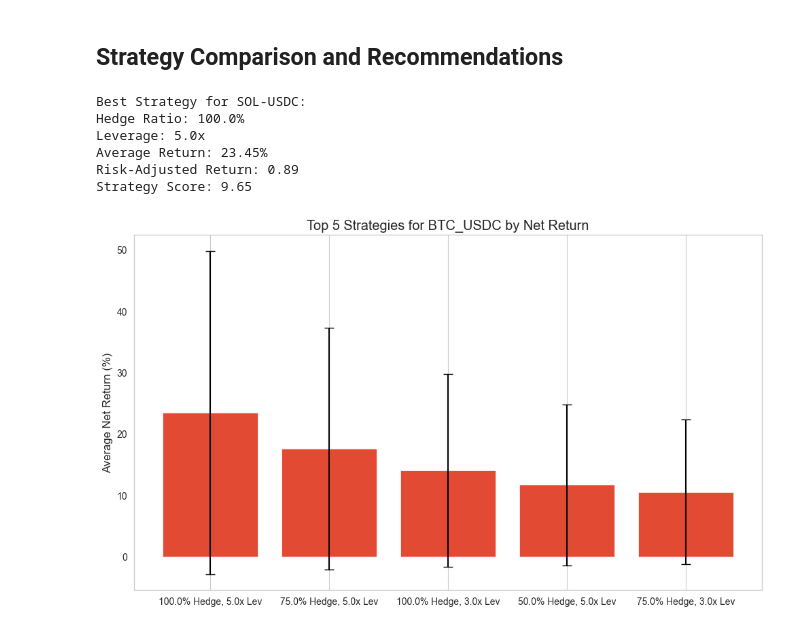
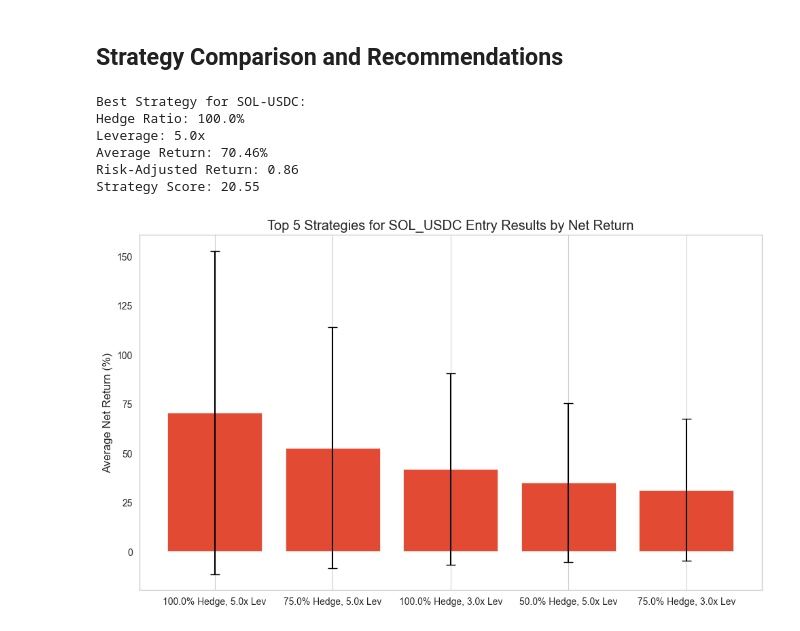
Before and after one commit to collinsyaotse/stablecoin-hedging, a Jupyter notebook: notebooks/lp_hedging_strategy.ipynb, the cells around one changed output. Drawn from its saved outputs; the diff is of its cells as text; code cells hidden in the pictures.

Commit message:
working changes on strategies

```diff
--- a/notebooks/lp_hedging_strategy.ipynb
+++ b/notebooks/lp_hedging_strategy.ipynb
@@ -471,43 +779,43 @@ def compare_strategies(results_df: pd.DataFrame) -> pd.DataFrame:
 
     # Sort by strategy score
     return strategy_comparison.sort_values('strategy_score', ascending=False)
-
-# Compare strategies for SOL-USDC
-sol_usdc_strategy_comparison = compare_strategies(sol_usdc_results)
-
-# Display strategy comparison
-sol_usdc_strategy_comparison[['hedge_ratio', 'leverage',
-                            'net_pnl_mean', 'net_pnl_std',
-                            'risk_adjusted_return', 'strategy_score']]
-
-# Identify the best strategies
-best_strategy = sol_usdc_strategy_comparison.iloc[0]
-print(f"\nBest Strategy for SOL-USDC:")
-print(f"Hedge Ratio: {best_strategy['hedge_ratio']*100}%")
-print(f"Leverage: {best_strategy['leverage']}x")
-print(f"Average Return: {best_strategy['net_pnl_mean']:.2f}%")
-print(f"Risk-Adjusted Return: {best_strategy['risk_adjusted_return']:.2f}")
-print(f"Strategy Score: {best_strategy['strategy_score']:.2f}")
-
-# Plot top strategies comparison
-top_strategies = sol_usdc_strategy_comparison.head(5)
-plt.figure(figsize=(10, 6))
-plt.bar(
-    [f"{r*100}% Hedge, {l}x Lev" for r, l in zip(top_strategies['hedge_ratio'], top_strategies['leverage'])],
-    top_strategies['net_pnl_mean'],
-    yerr=top_strategies['net_pnl_std'],
-    capsize=5
-)
-plt.title('Top 5 Strategies for BTC_USDC by Net Return')
-plt.ylabel('Average Net Return (%)')
-plt.grid(axis='y')
-plt.tight_layout()
-plt.show()
-# %% [output]
-Best Strategy for SOL-USDC:
-Hedge Ratio: 100.0%
-Leverage: 5.0x
-Average Return: 23.45%
-Risk-Adjusted Return: 0.89
-Strategy Score: 9.65
-[figure, removed]
+# %%
+# Compare strategies for SOL-USDC
+sol_usdc_strategy_comparison = compare_strategies(sol_usdc_entry_results)
+
+# Display strategy comparison
+sol_usdc_strategy_comparison[['hedge_ratio', 'leverage',
+                            'net_pnl_mean', 'net_pnl_std',
+                            'risk_adjusted_return', 'strategy_score']]
+
+# Identify the best strategies
+best_strategy = sol_usdc_strategy_comparison.iloc[0]
+print(f"\nBest Strategy for SOL-USDC:")
+print(f"Hedge Ratio: {best_strategy['hedge_ratio']*100}%")
+print(f"Leverage: {best_strategy['leverage']}x")
+print(f"Average Return: {best_strategy['net_pnl_mean']:.2f}%")
+print(f"Risk-Adjusted Return: {best_strategy['risk_adjusted_return']:.2f}")
+print(f"Strategy Score: {best_strategy['strategy_score']:.2f}")
+
+# Plot top strategies comparison
+top_strategies = sol_usdc_strategy_comparison.head(5)
+plt.figure(figsize=(10, 6))
+plt.bar(
+    [f"{r*100}% Hedge, {l}x Lev" for r, l in zip(top_strategies['hedge_ratio'], top_strategies['leverage'])],
+    top_strategies['net_pnl_mean'],
+    yerr=top_strategies['net_pnl_std'],
+    capsize=5
+)
+plt.title('Top 5 Strategies for SOL_USDC Entry Results by Net Return')
+plt.ylabel('Average Net Return (%)')
+plt.grid(axis='y')
+plt.tight_layout()
+plt.show()
+# %% [output]
+Best Strategy for SOL-USDC:
+Hedge Ratio: 100.0%
+Leverage: 5.0x
+Average Return: 70.46%
+Risk-Adjusted Return: 0.86
+Strategy Score: 20.55
+[figure, added]
```
Also changed, not shown: parts of 23 cells of this notebook.
